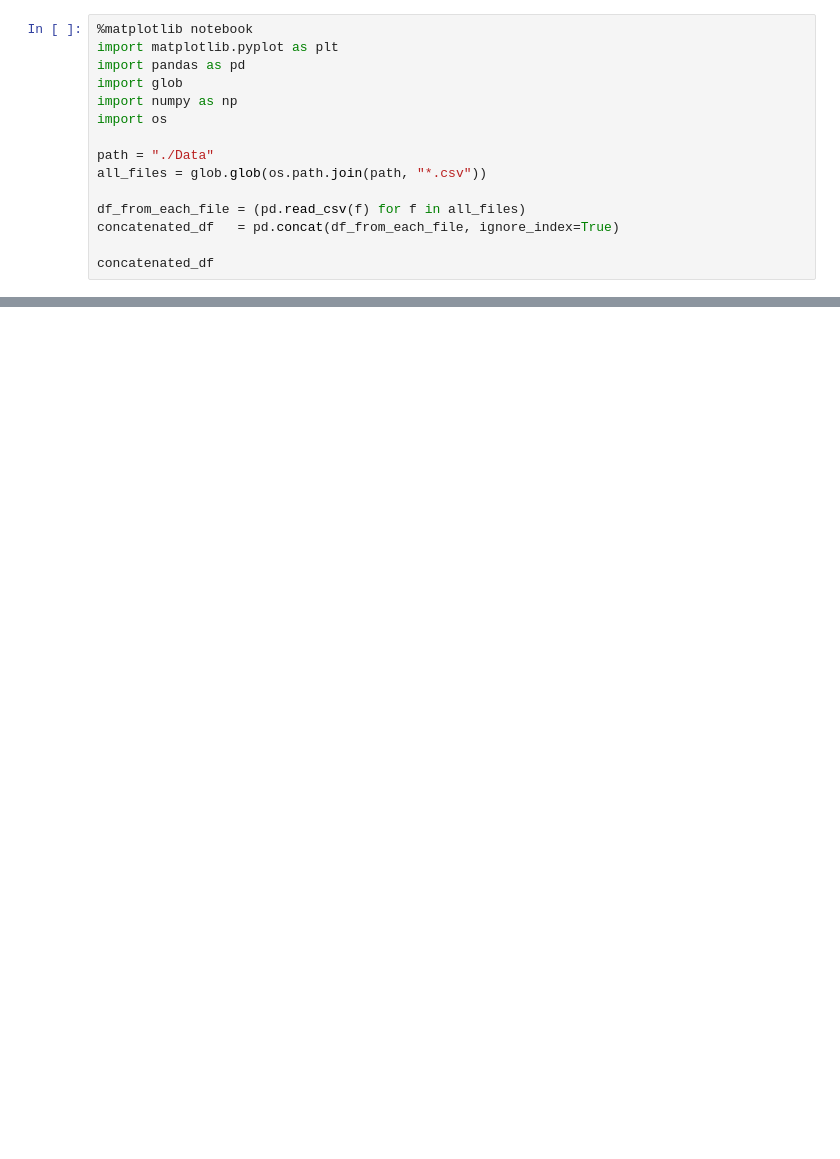
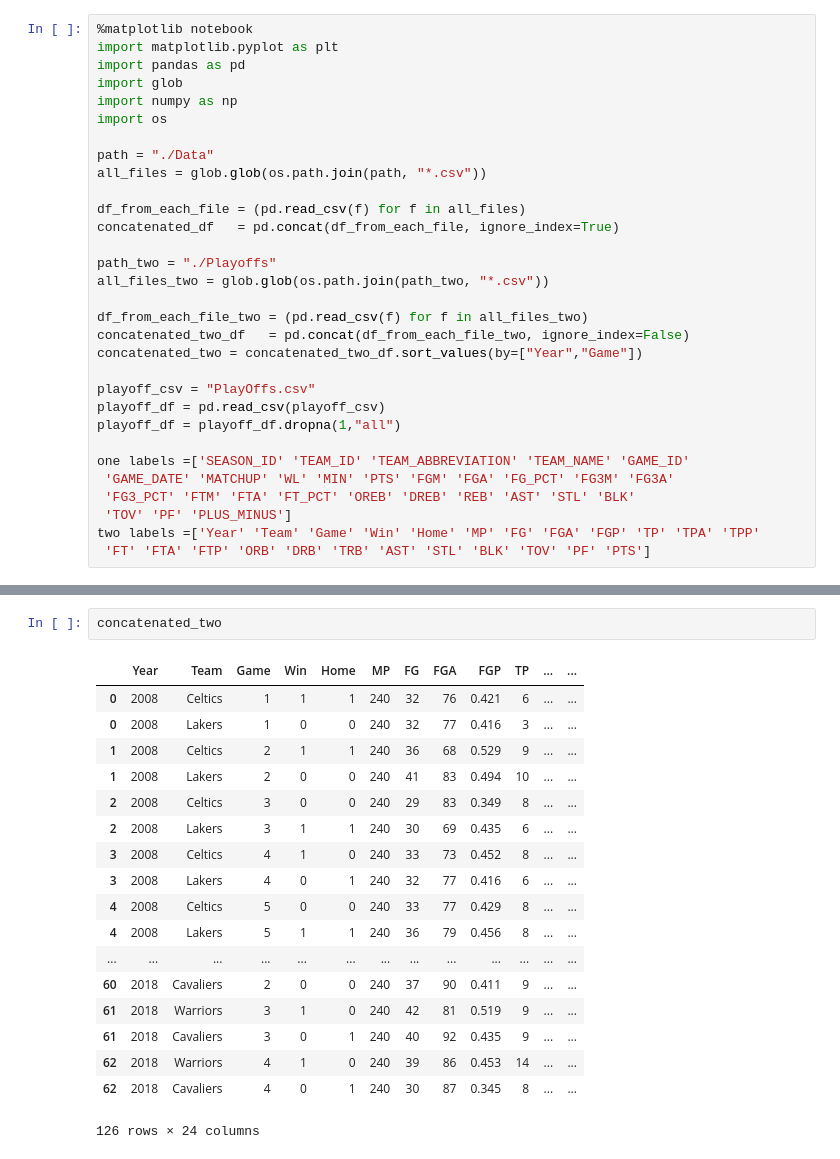
Before and after one commit to Alyrei/project-1, a Jupyter notebook: DataCleanup.ipynb, the cells around one changed output, grey strips where cells are left out. Drawn from its saved outputs; the diff is of its cells as text; blank space fills up the shorter version.

```diff
--- a/DataCleanup.ipynb
+++ b/DataCleanup.ipynb
@@ -12,4 +12,20 @@ all_files = glob.glob(os.path.join(path, "*.csv"))
 df_from_each_file = (pd.read_csv(f) for f in all_files)
 concatenated_df   = pd.concat(df_from_each_file, ignore_index=True)
 
-concatenated_df
+path_two = "./Playoffs"
+all_files_two = glob.glob(os.path.join(path_two, "*.csv"))
+
+df_from_each_file_two = (pd.read_csv(f) for f in all_files_two)
+concatenated_two_df   = pd.concat(df_from_each_file_two, ignore_index=False)
+concatenated_two = concatenated_two_df.sort_values(by=["Year","Game"])
+
+playoff_csv = "PlayOffs.csv"
+playoff_df = pd.read_csv(playoff_csv)
+playoff_df = playoff_df.dropna(1,"all")
+
+one labels =['SEASON_ID' 'TEAM_ID' 'TEAM_ABBREVIATION' 'TEAM_NAME' 'GAME_ID'
+ 'GAME_DATE' 'MATCHUP' 'WL' 'MIN' 'PTS' 'FGM' 'FGA' 'FG_PCT' 'FG3M' 'FG3A'
+ 'FG3_PCT' 'FTM' 'FTA' 'FT_PCT' 'OREB' 'DREB' 'REB' 'AST' 'STL' 'BLK'
+ 'TOV' 'PF' 'PLUS_MINUS']
+two labels =['Year' 'Team' 'Game' 'Win' 'Home' 'MP' 'FG' 'FGA' 'FGP' 'TP' 'TPA' 'TPP'
+ 'FT' 'FTA' 'FTP' 'ORB' 'DRB' 'TRB' 'AST' 'STL' 'BLK' 'TOV' 'PF' 'PTS']
@@ -34,0 +56,21 @@ concatenated_df
+# %%
+concatenated_two
+# %% [output]
+|  | Year | Team | Game | Win | Home | MP | FG | FGA | FGP | TP | ... | ... |
+| 0 | 2008 | Celtics | 1 | 1 | 1 | 240 | 32 | 76 | 0.421 | 6 | ... | ... |
+| 0 | 2008 | Lakers | 1 | 0 | 0 | 240 | 32 | 77 | 0.416 | 3 | ... | ... |
+| 1 | 2008 | Celtics | 2 | 1 | 1 | 240 | 36 | 68 | 0.529 | 9 | ... | ... |
+| 1 | 2008 | Lakers | 2 | 0 | 0 | 240 | 41 | 83 | 0.494 | 10 | ... | ... |
+| 2 | 2008 | Celtics | 3 | 0 | 0 | 240 | 29 | 83 | 0.349 | 8 | ... | ... |
+| 2 | 2008 | Lakers | 3 | 1 | 1 | 240 | 30 | 69 | 0.435 | 6 | ... | ... |
+| 3 | 2008 | Celtics | 4 | 1 | 0 | 240 | 33 | 73 | 0.452 | 8 | ... | ... |
+| 3 | 2008 | Lakers | 4 | 0 | 1 | 240 | 32 | 77 | 0.416 | 6 | ... | ... |
+| 4 | 2008 | Celtics | 5 | 0 | 0 | 240 | 33 | 77 | 0.429 | 8 | ... | ... |
+| 4 | 2008 | Lakers | 5 | 1 | 1 | 240 | 36 | 79 | 0.456 | 8 | ... | ... |
+| ... | ... | ... | ... | ... | ... | ... | ... | ... | ... | ... | ... | ... |
+| 60 | 2018 | Cavaliers | 2 | 0 | 0 | 240 | 37 | 90 | 0.411 | 9 | ... | ... |
+| 61 | 2018 | Warriors | 3 | 1 | 0 | 240 | 42 | 81 | 0.519 | 9 | ... | ... |
+| 61 | 2018 | Cavaliers | 3 | 0 | 1 | 240 | 40 | 92 | 0.435 | 9 | ... | ... |
+| 62 | 2018 | Warriors | 4 | 1 | 0 | 240 | 39 | 86 | 0.453 | 14 | ... | ... |
+| 62 | 2018 | Cavaliers | 4 | 0 | 1 | 240 | 30 | 87 | 0.345 | 8 | ... | ... |
+126 rows × 24 columns
```
Also changed, not shown: parts of 2 cells of this notebook, 3 other files.
